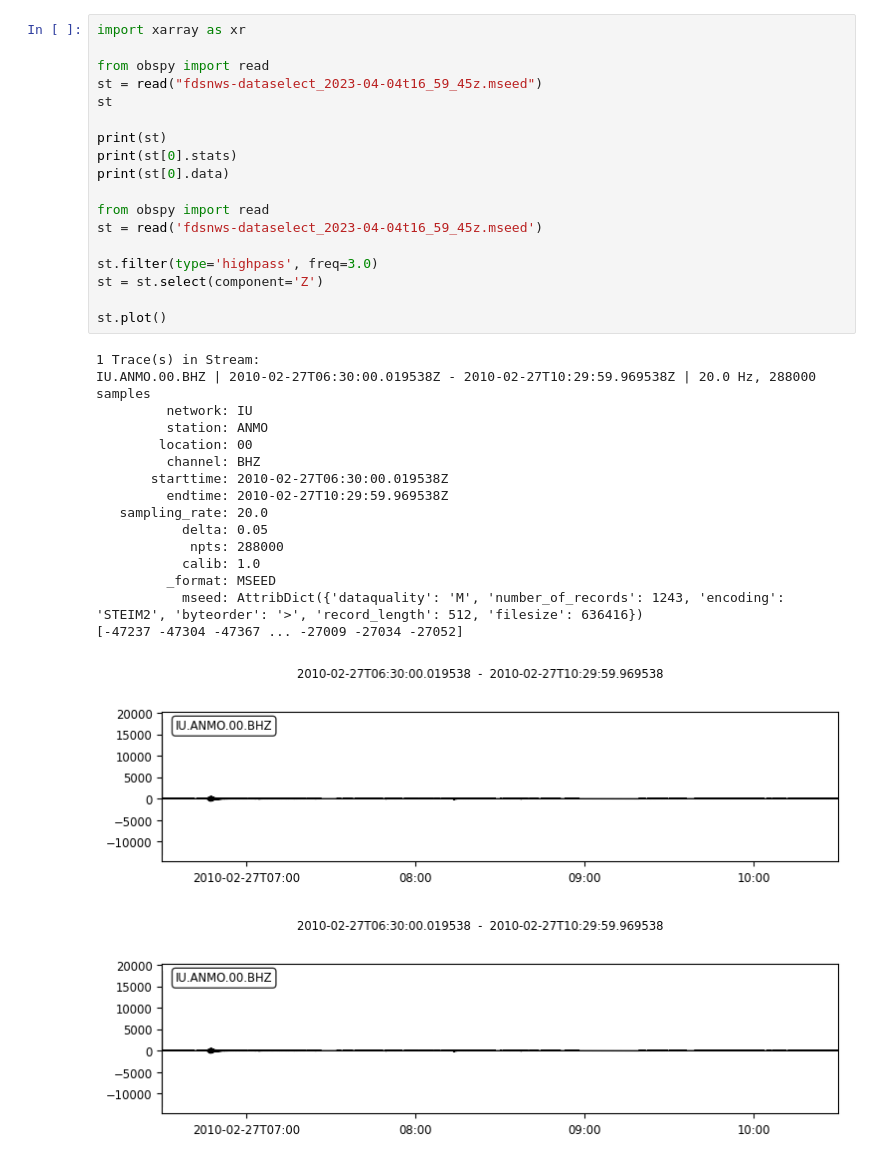
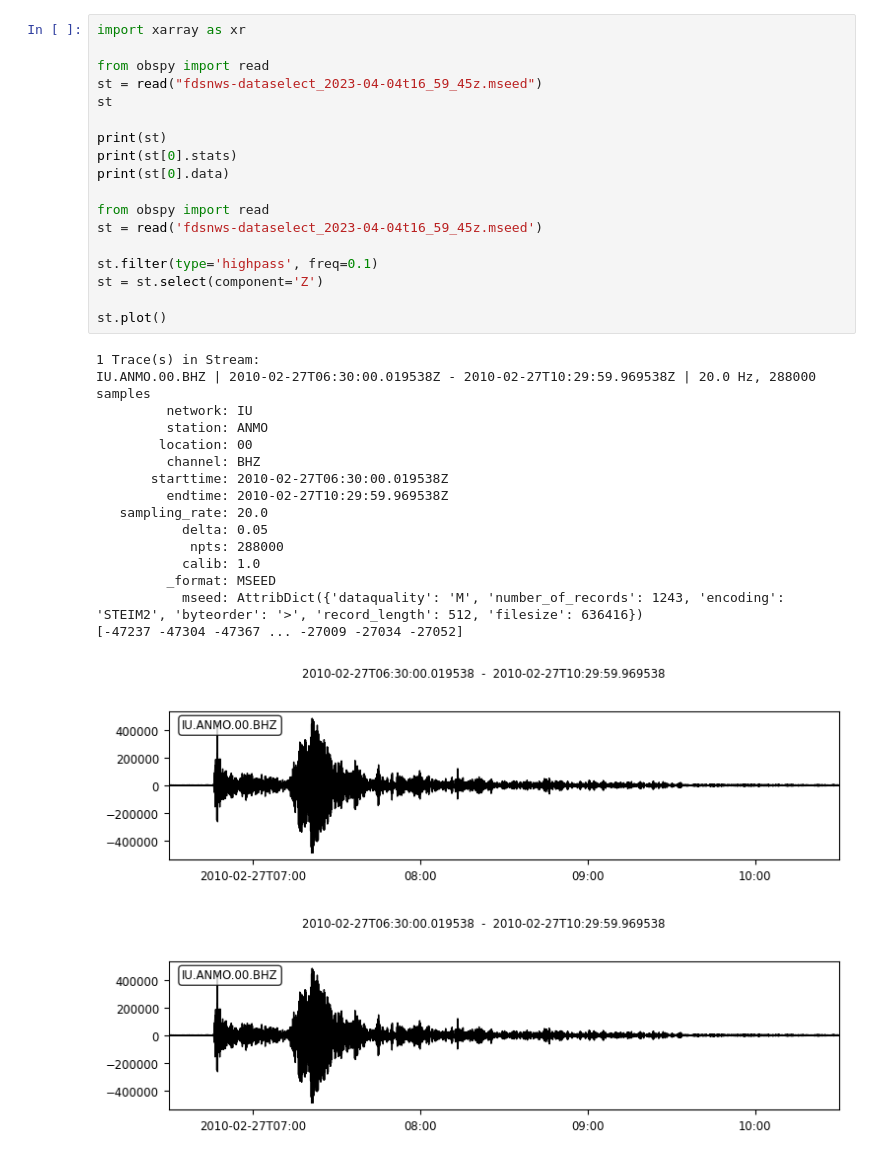
Before and after one commit to GPGN-268-archive/FP01-mars-seismo, a Jupyter notebook: PaigeWork.ipynb, the cells around one changed output. Cells and saved outputs as stored; diff of their text form.

```diff
--- a/PaigeWork.ipynb
+++ b/PaigeWork.ipynb
@@ -4,33 +4,33 @@ import xarray as xr
 from obspy import read
 st = read("fdsnws-dataselect_2023-04-04t16_59_45z.mseed")
 st
 
 print(st)
 print(st[0].stats)
 print(st[0].data)
 
 from obspy import read
 st = read('fdsnws-dataselect_2023-04-04t16_59_45z.mseed')
 
-st.filter(type='highpass', freq=3.0)
+st.filter(type='highpass', freq=0.1)
 st = st.select(component='Z')
 
 st.plot()
 # %% [output]
 1 Trace(s) in Stream:
 IU.ANMO.00.BHZ | 2010-02-27T06:30:00.019538Z - 2010-02-27T10:29:59.969538Z | 20.0 Hz, 288000 samples
          network: IU
          station: ANMO
         location: 00
          channel: BHZ
        starttime: 2010-02-27T06:30:00.019538Z
          endtime: 2010-02-27T10:29:59.969538Z
    sampling_rate: 20.0
            delta: 0.05
             npts: 288000
            calib: 1.0
          _format: MSEED
            mseed: AttribDict({'dataquality': 'M', 'number_of_records': 1243, 'encoding': 'STEIM2', 'byteorder': '>', 'record_length': 512, 'filesize': 636416})
 [-47237 -47304 -47367 ... -27009 -27034 -27052]
-[figure, old version]
+[figure, new version]
-[figure, old version]
+[figure, new version]
```
